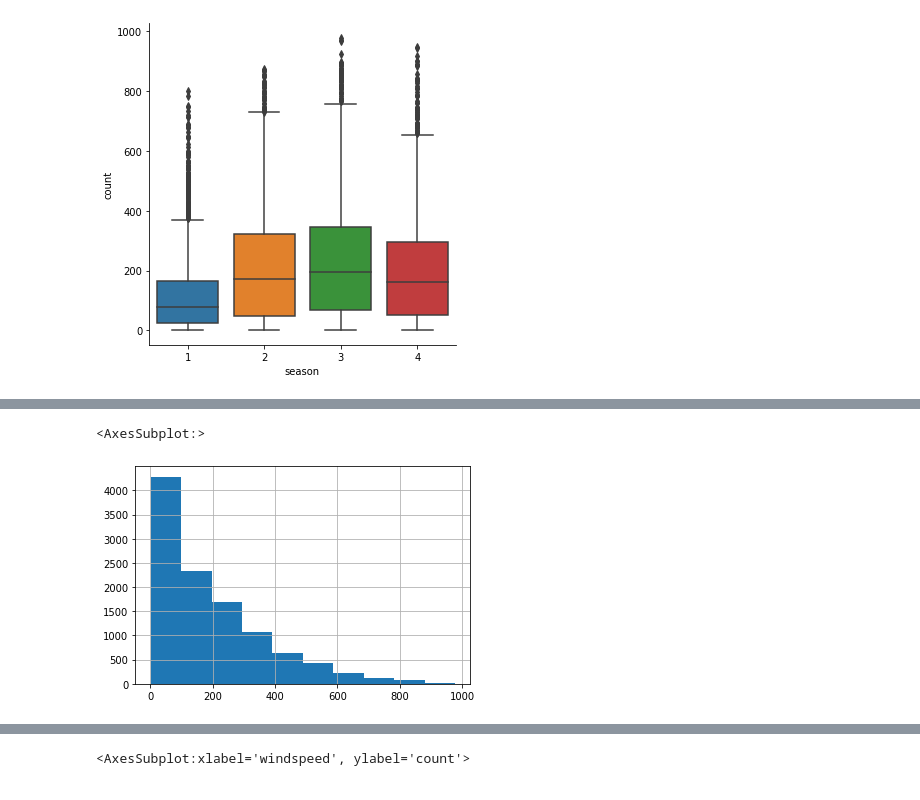
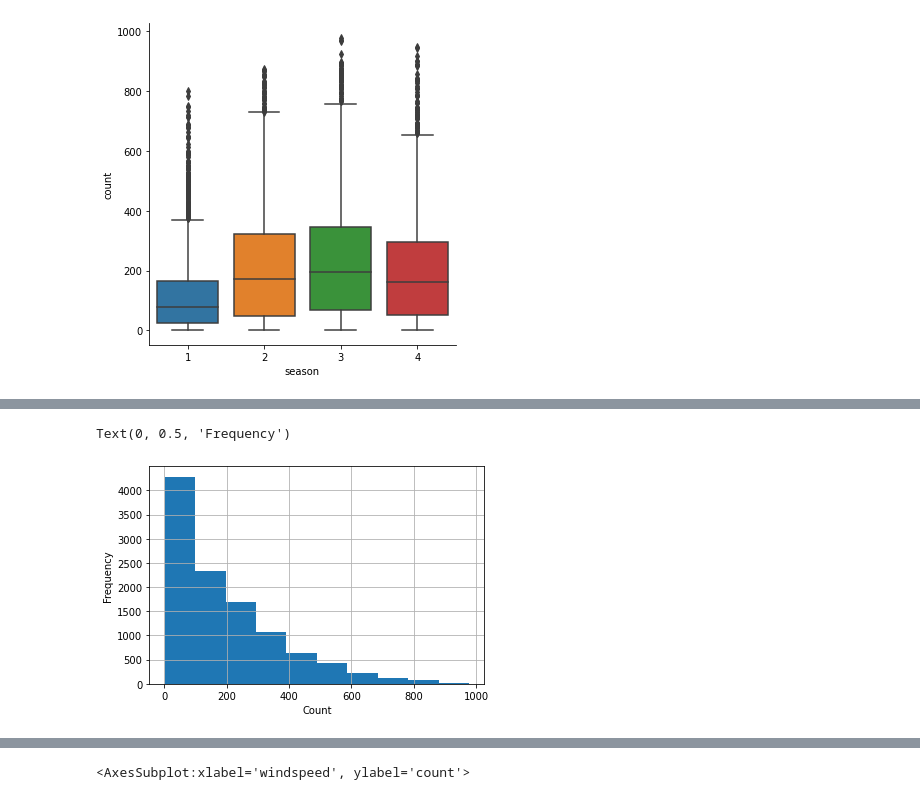
Before and after one commit to prateekghimire/Xabit-Assesment, a Jupyter notebook: Exploratory Data Analysis (EDA).ipynb, the cells around one changed output, grey strips where cells are left out. Drawn from its saved outputs; the diff is of its cells as text; code cells hidden in the pictures.

```diff
--- a/Exploratory Data Analysis (EDA).ipynb
+++ b/Exploratory Data Analysis (EDA).ipynb
@@ -205,8 +206,10 @@ sns.catplot(x='holiday',y='count',data=data)
 # %%
 data['count'].hist()
+plt.xlabel('Count')
+plt.ylabel('Frequency')
 # %% [output]
-<AxesSubplot:>
+Text(0, 0.5, 'Frequency')
-[figure, old version]
+[figure, new version]
 # %%
 data.groupby(['windspeed'])['count'].mean()
 # %% [output]
```
Also changed, not shown: parts of 9 cells of this notebook.
